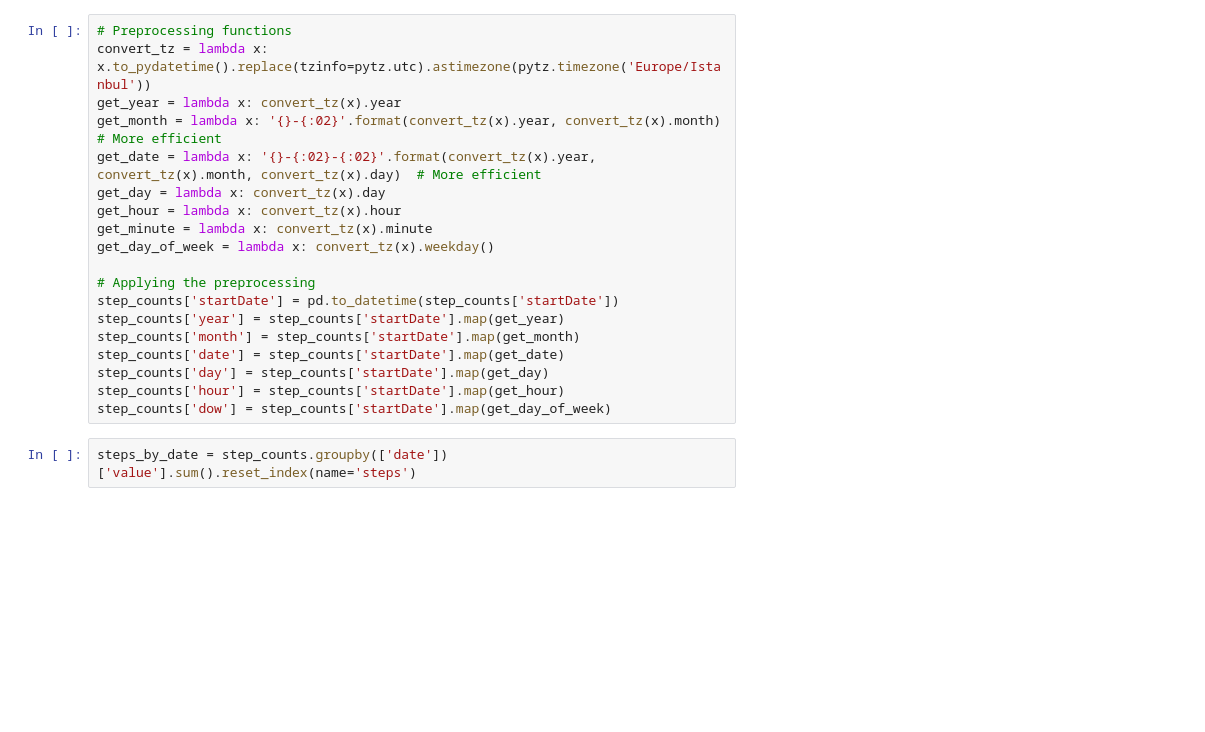
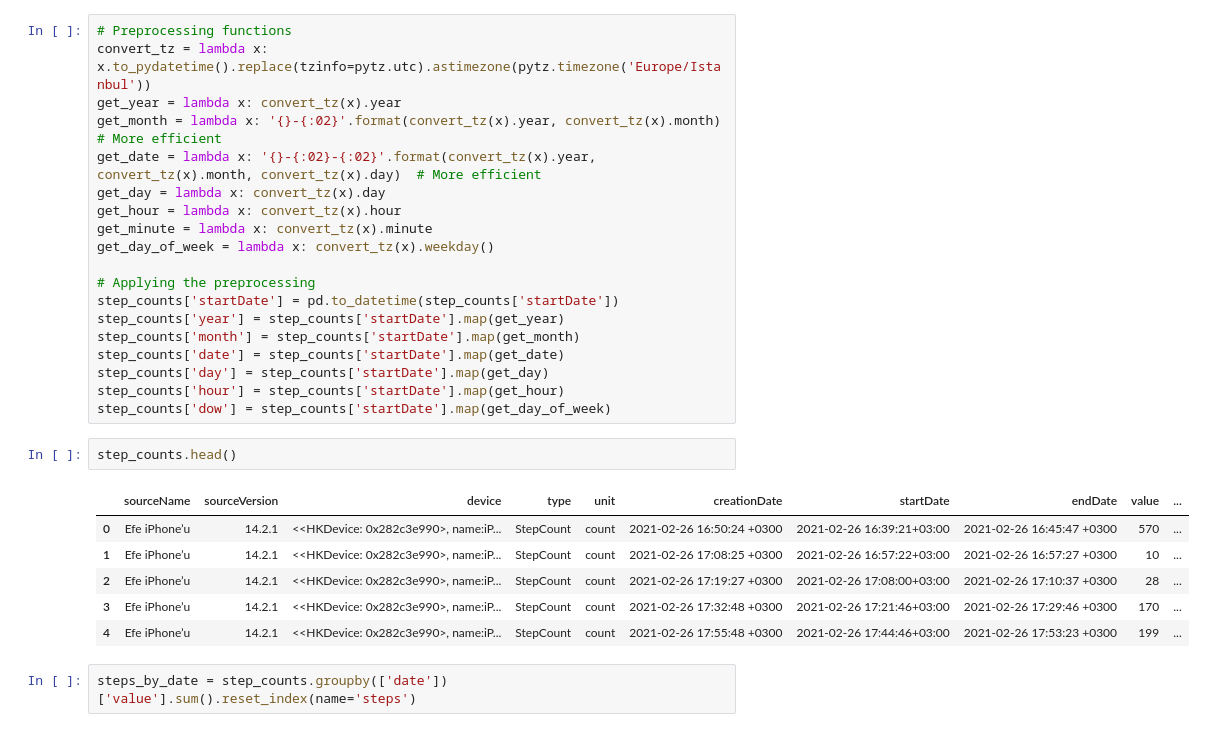
Before and after one commit to Efeguclu1/My-Apple-Health-Data-Analysis, a Jupyter notebook: analysis.ipynb, the cells around one changed output. Saved outputs shown, nothing was run; the diff lists cells and outputs as text; blank space fills up the shorter version.

```diff
--- a/analysis.ipynb
+++ b/analysis.ipynb
@@ -30,6 +30,15 @@ step_counts['date'] = step_counts['startDate'].map(get_date)
 step_counts['day'] = step_counts['startDate'].map(get_day)
 step_counts['hour'] = step_counts['startDate'].map(get_hour)
 step_counts['dow'] = step_counts['startDate'].map(get_day_of_week)
+# %%
+step_counts.head()
+# %% [output]
+|  | sourceName | sourceVersion | device | type | unit | creationDate | startDate | endDate | value | ... |
+| 0 | Efe iPhone’u | 14.2.1 | <<HKDevice: 0x282c3e990>, name:iP... | StepCount | count | 2021-02-26 16:50:24 +0300 | 2021-02-26 16:39:21+03:00 | 2021-02-26 16:45:47 +0300 | 570 | ... |
+| 1 | Efe iPhone’u | 14.2.1 | <<HKDevice: 0x282c3e990>, name:iP... | StepCount | count | 2021-02-26 17:08:25 +0300 | 2021-02-26 16:57:22+03:00 | 2021-02-26 16:57:27 +0300 | 10 | ... |
+| 2 | Efe iPhone’u | 14.2.1 | <<HKDevice: 0x282c3e990>, name:iP... | StepCount | count | 2021-02-26 17:19:27 +0300 | 2021-02-26 17:08:00+03:00 | 2021-02-26 17:10:37 +0300 | 28 | ... |
+| 3 | Efe iPhone’u | 14.2.1 | <<HKDevice: 0x282c3e990>, name:iP... | StepCount | count | 2021-02-26 17:32:48 +0300 | 2021-02-26 17:21:46+03:00 | 2021-02-26 17:29:46 +0300 | 170 | ... |
+| 4 | Efe iPhone’u | 14.2.1 | <<HKDevice: 0x282c3e990>, name:iP... | StepCount | count | 2021-02-26 17:55:48 +0300 | 2021-02-26 17:44:46+03:00 | 2021-02-26 17:53:23 +0300 | 199 | ... |
 # %%
 steps_by_date = step_counts.groupby(['date'])['value'].sum().reset_index(name='steps')
 # %%
```
Also changed, not shown: parts of 1 cell of this notebook.
